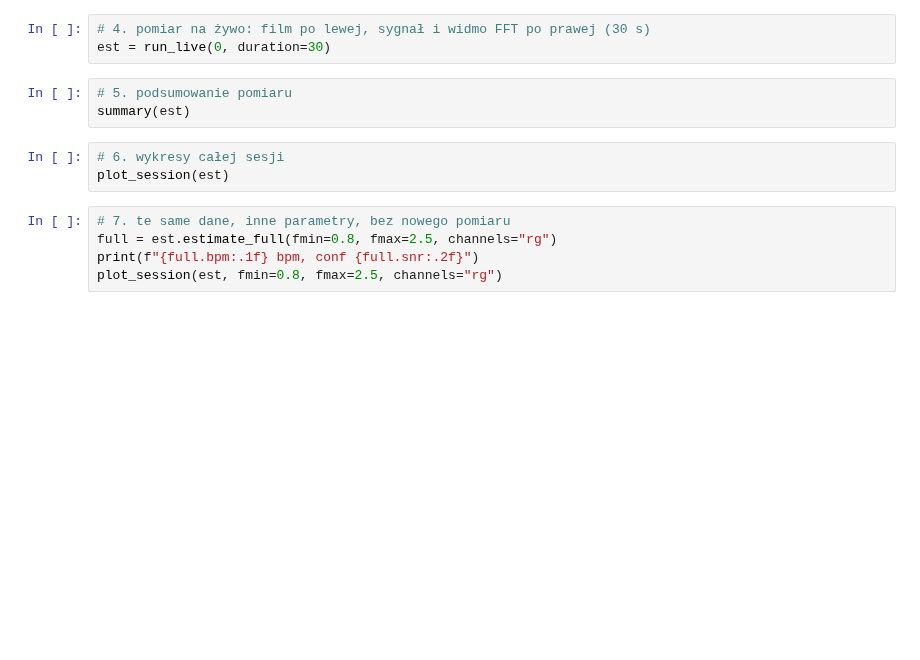
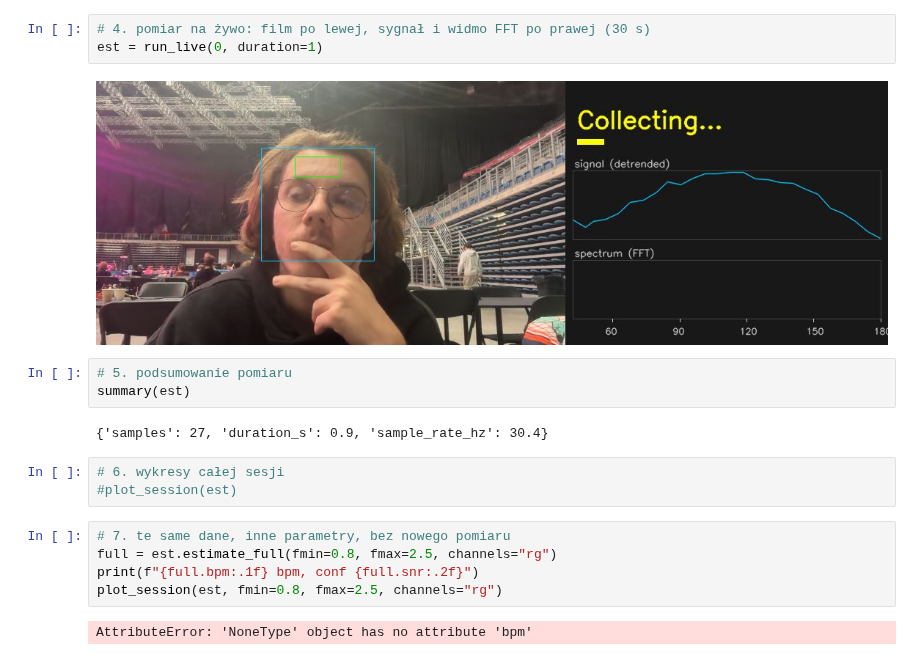
Before and after one commit to A-N-Ulab/AirTriage_HY26_App, a Jupyter notebook: heartrate.ipynb, the cells around one changed output. Saved outputs shown, nothing was run; the diff lists cells and outputs as text; blank space fills up the shorter version.

Commit message:
heart rate estimation concept

```diff
--- a/heartrate.ipynb
+++ b/heartrate.ipynb
@@ -21,14 +32,20 @@ print("face [x, y, w, h]:", face)
 # %%
 # 4. pomiar na żywo: film po lewej, sygnał i widmo FFT po prawej (30 s)
-est = run_live(0, duration=30)
+est = run_live(0, duration=1)
+# %% [output]
+[figure, added]
 # %%
 # 5. podsumowanie pomiaru
 summary(est)
+# %% [output]
+{'samples': 27, 'duration_s': 0.9, 'sample_rate_hz': 30.4}
 # %%
 # 6. wykresy całej sesji
-plot_session(est)
+#plot_session(est)
 # %%
 # 7. te same dane, inne parametry, bez nowego pomiaru
 full = est.estimate_full(fmin=0.8, fmax=2.5, channels="rg")
 print(f"{full.bpm:.1f} bpm, conf {full.snr:.2f}")
 plot_session(est, fmin=0.8, fmax=2.5, channels="rg")
+# %% [output]
+AttributeError: 'NoneType' object has no attribute 'bpm'
```
Also changed, not shown: parts of 6 cells of this notebook, 7 other files.
